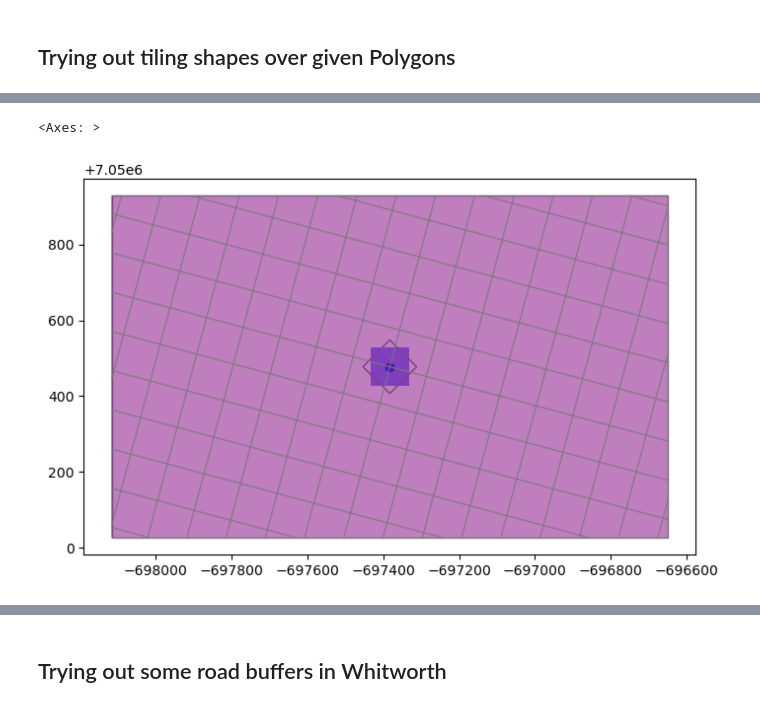
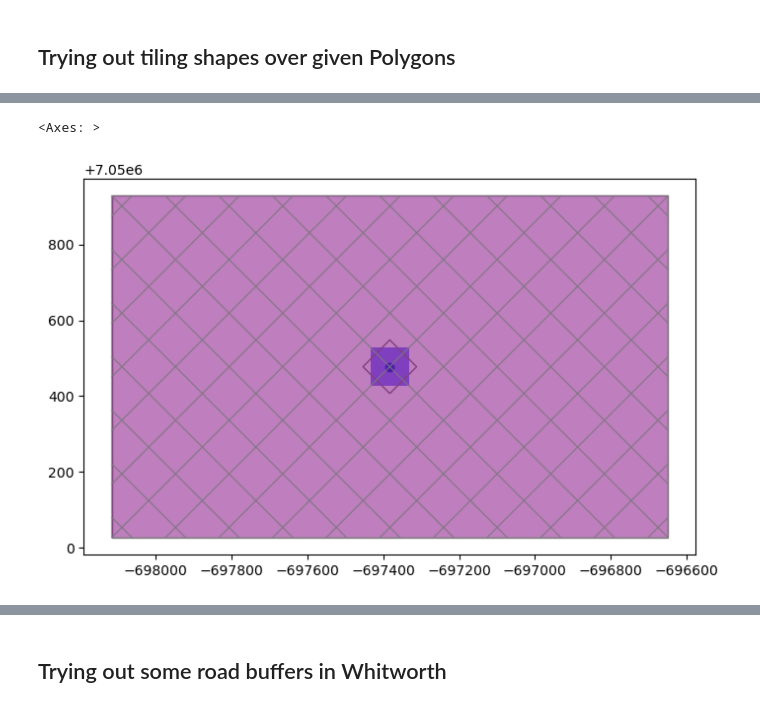
Before and after one commit to paddeaux/radian, a Jupyter notebook: radian_additions.ipynb, the cells around one changed output, grey strips where cells are left out. Drawn from its saved outputs; the diff is of its cells as text; code cells hidden in the pictures.

```diff
--- a/radian_additions.ipynb
+++ b/radian_additions.ipynb
@@ -305,35 +190,35 @@ def tile_squares(shape, side, angle):
     square_list = []
     for i in range(grid_x):
         for j in range(grid_y):
             origin = Point([x + (i*side), y + (j*side)])
             square_list.append(square_origin(origin, side))
 
     squares = gpd.GeoDataFrame(pd.DataFrame(square_list, columns=['geometry']), geometry='geometry')
     squares_rotate = gpd.GeoDataFrame(geometry=squares.rotate(angle, origin=Point([ox,oy])), crs=shape.crs)
     return shape.overlay(squares_rotate, how='intersection',keep_geom_type=False)
 
 gdf = gpd.read_file('geojson_polygons/whitworth.geojson')
 convert = True
 if convert and gdf.crs == 'EPSG:4326':
     gdf = gdf.to_crs(3857)
 
 square = square_origin(gdf.centroid, 100)
 
-test_squares = tile_squares(gdf, 100, 75)
+test_squares = tile_squares(gdf, 100, -45)
 
 gdf_squares = gdf.overlay(test_squares, how='intersection')
 
 fig, ax = plt.subplots(1,1,figsize=(8,6))
 
 gdf.plot(ax=ax, facecolor='none', edgecolor='grey')
 gdf.centroid.plot(ax=ax)
 gpd.GeoSeries(square).plot(ax=ax, alpha=0.5, color='blue')
 gpd.GeoSeries(square).rotate(45).plot(ax=ax, facecolor='none', edgecolor='grey')
 #test_squares.plot(ax=ax, facecolor='orange', edgecolor='grey', alpha=0.25)
 gdf_squares.plot(ax=ax, facecolor='purple', edgecolor='grey', alpha=0.5)
 # %% [output]
 <Axes: >
-[figure, old version]
+[figure, new version]
 # %%
 dcc = gpd.read_file('geojson_polygons/whitworth.geojson').to_crs(3857)
 print(dcc)
```
Also changed, not shown: parts of 12 cells of this notebook, 2 other files.
